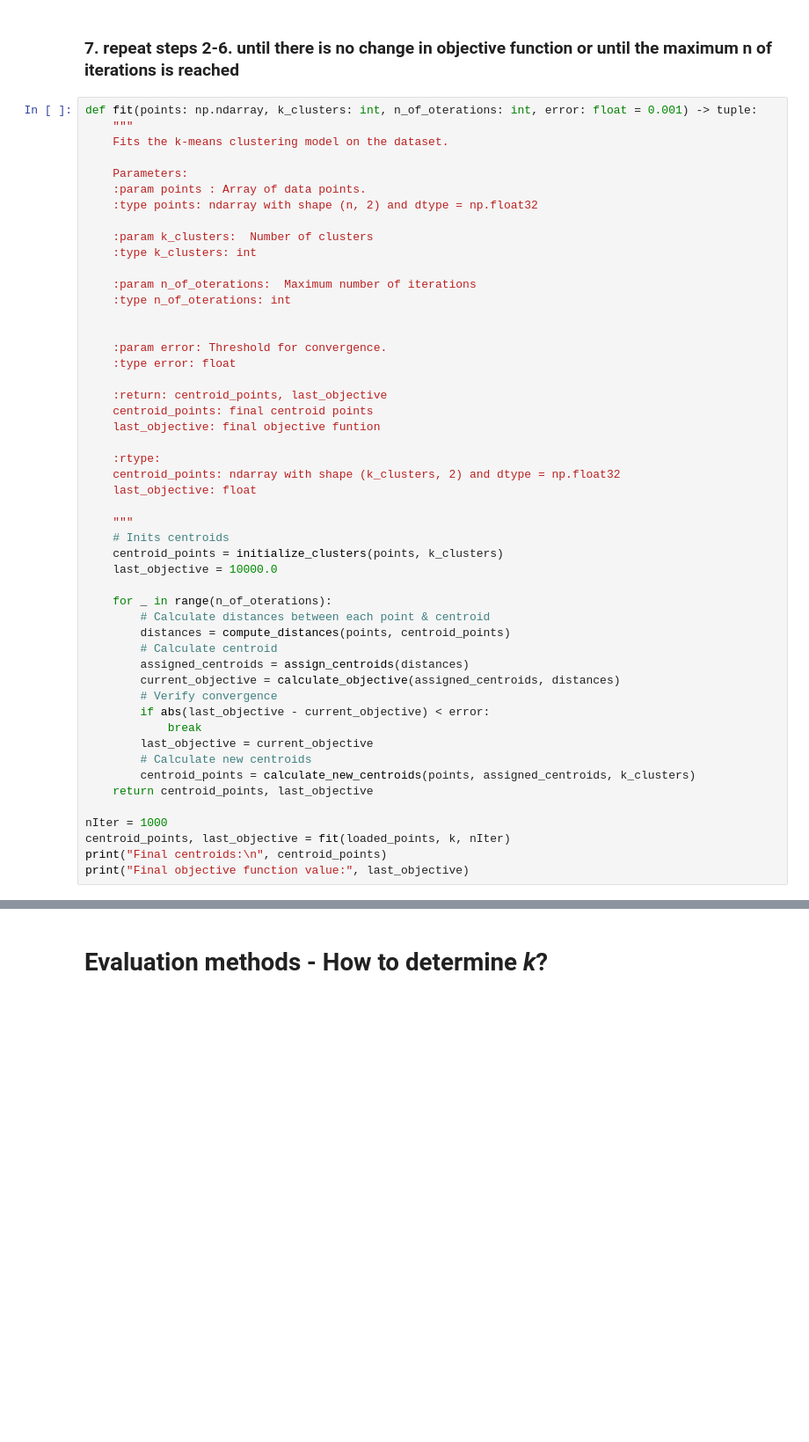
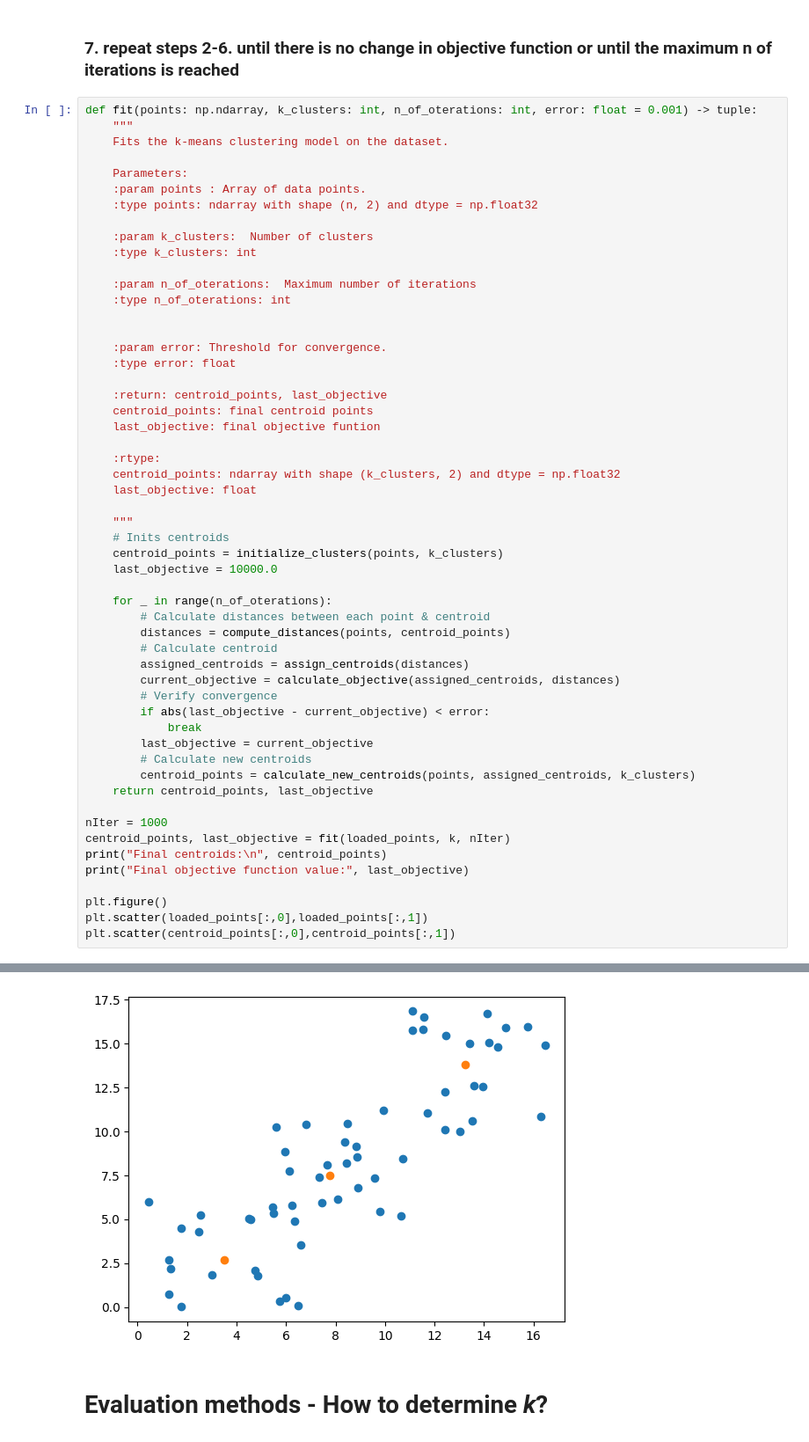
Before and after one commit to Deathvanos/MPA_MLF-TP, a Jupyter notebook: MPA_MLF-Lab_02/Lab_02_task.ipynb, the cells around one changed output, grey strips where cells are left out. Shown: that part at 88% size. Drawn from its saved outputs; the diff is of its cells as text; blank space fills up the shorter version.

```diff
--- a/MPA_MLF-Lab_02/Lab_02_task.ipynb
+++ b/MPA_MLF-Lab_02/Lab_02_task.ipynb
@@ -389,5 +400,9 @@ nIter = 1000
 centroid_points, last_objective = fit(loaded_points, k, nIter)
 print("Final centroids:\n", centroid_points)
 print("Final objective function value:", last_objective)
+
+plt.figure()
+plt.scatter(loaded_points[:,0],loaded_points[:,1])
+plt.scatter(centroid_points[:,0],centroid_points[:,1])
 # %% [output]
 Final centroids:
@@ -398,3 +414,4 @@ Final objective function value: 149.67991801358463
+[figure, added]
 # %% [markdown]
 # Evaluation methods - How to determine *k*?
 # %% [markdown]
```
Also changed, not shown: parts of 10 cells of this notebook, 1 other file.
